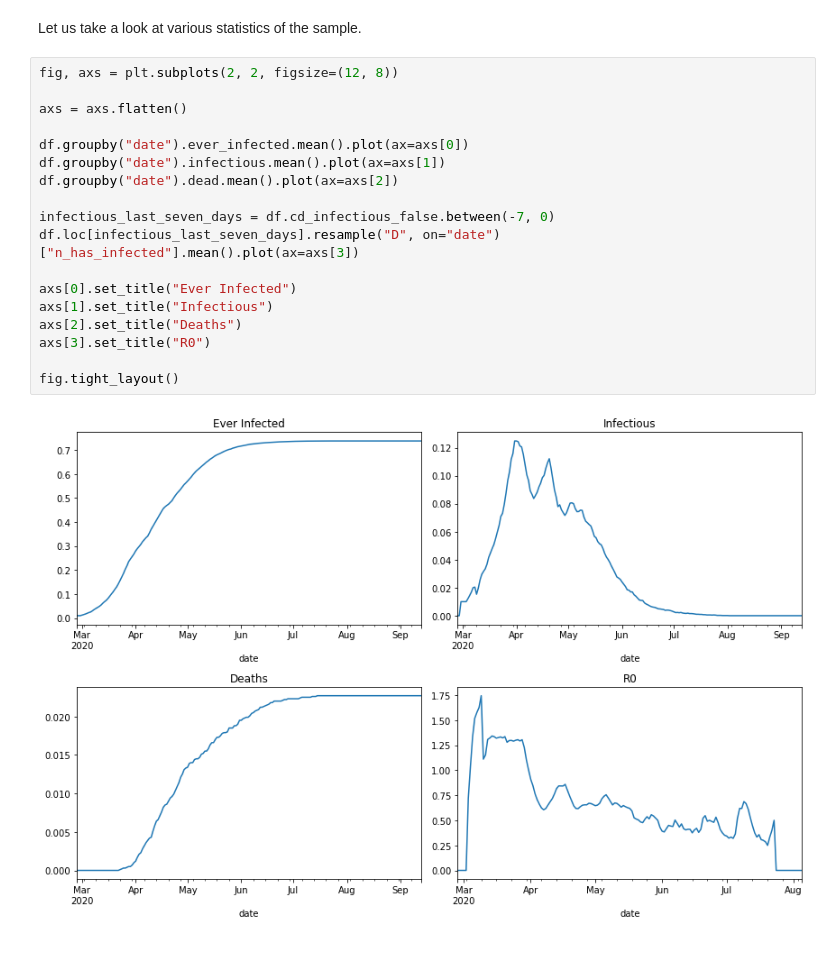
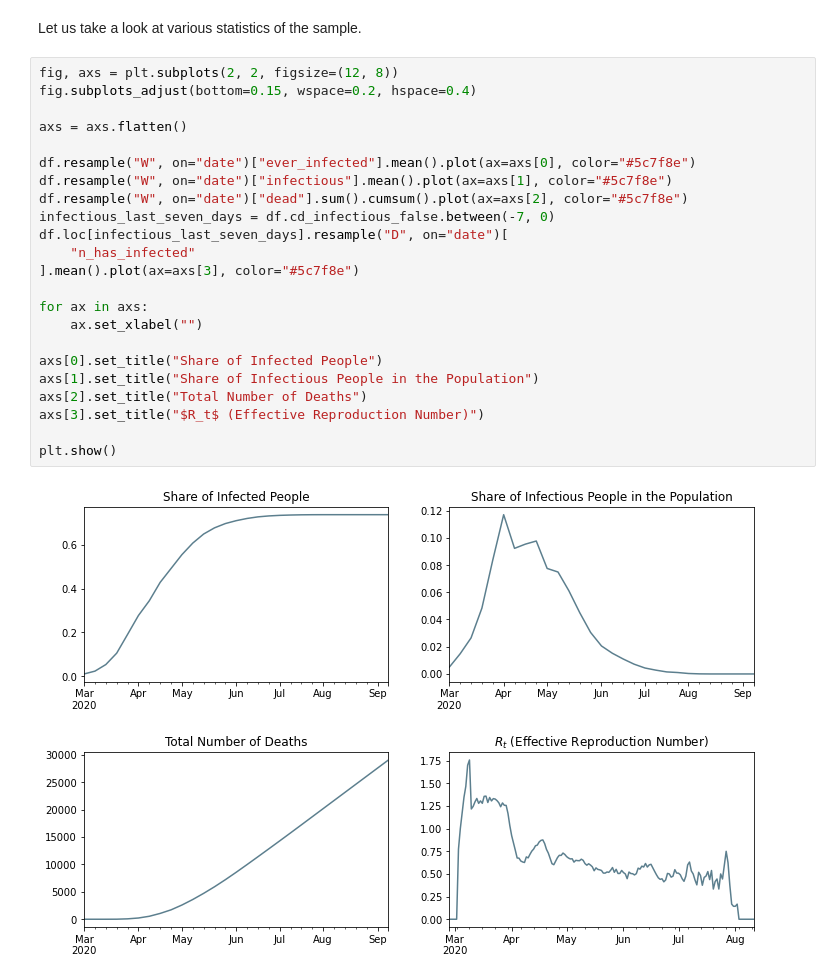
Before and after one commit to covid-19-impact-lab/sid, a Jupyter notebook: docs/source/tutorials/how_to_simulate.ipynb, the cells around one changed output. Cells and saved outputs as stored; diff of their text form; blank space fills up the shorter version.

Commit message:
Add new figures to explanation and align design with tutorial.

```diff
--- a/docs/source/tutorials/how_to_simulate.ipynb
+++ b/docs/source/tutorials/how_to_simulate.ipynb
@@ -158,21 +158,26 @@ df = df.compute()
 Let us take a look at various statistics of the sample.
 # %%
 fig, axs = plt.subplots(2, 2, figsize=(12, 8))
+fig.subplots_adjust(bottom=0.15, wspace=0.2, hspace=0.4)
 
 axs = axs.flatten()
 
-df.groupby("date").ever_infected.mean().plot(ax=axs[0])
-df.groupby("date").infectious.mean().plot(ax=axs[1])
-df.groupby("date").dead.mean().plot(ax=axs[2])
+df.resample("W", on="date")["ever_infected"].mean().plot(ax=axs[0], color="#5c7f8e")
+df.resample("W", on="date")["infectious"].mean().plot(ax=axs[1], color="#5c7f8e")
+df.resample("W", on="date")["dead"].sum().cumsum().plot(ax=axs[2], color="#5c7f8e")
+infectious_last_seven_days = df.cd_infectious_false.between(-7, 0)
+df.loc[infectious_last_seven_days].resample("D", on="date")[
+    "n_has_infected"
+].mean().plot(ax=axs[3], color="#5c7f8e")
 
-infectious_last_seven_days = df.cd_infectious_false.between(-7, 0)
-df.loc[infectious_last_seven_days].resample("D", on="date")["n_has_infected"].mean().plot(ax=axs[3])
+for ax in axs:
+    ax.set_xlabel("")
 
-axs[0].set_title("Ever Infected")
-axs[1].set_title("Infectious")
-axs[2].set_title("Deaths")
-axs[3].set_title("R0")
+axs[0].set_title("Share of Infected People")
+axs[1].set_title("Share of Infectious People in the Population")
+axs[2].set_title("Total Number of Deaths")
+axs[3].set_title("$R_t$ (Effective Reproduction Number)")
 
-fig.tight_layout()
+plt.show()
 # %% [output]
-[figure, old version]
+[figure, new version]
```
Also changed, not shown: parts of 2 cells of this notebook, 1 other file.
